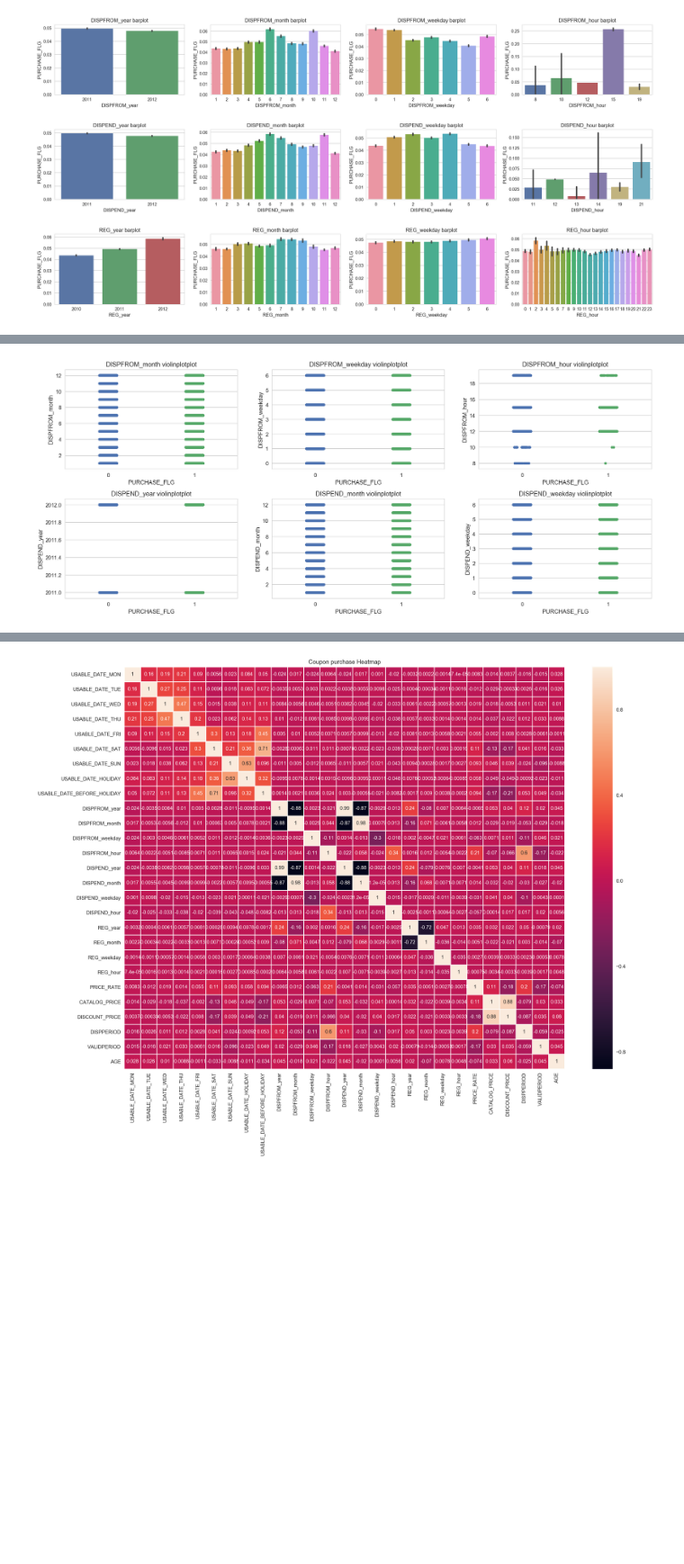
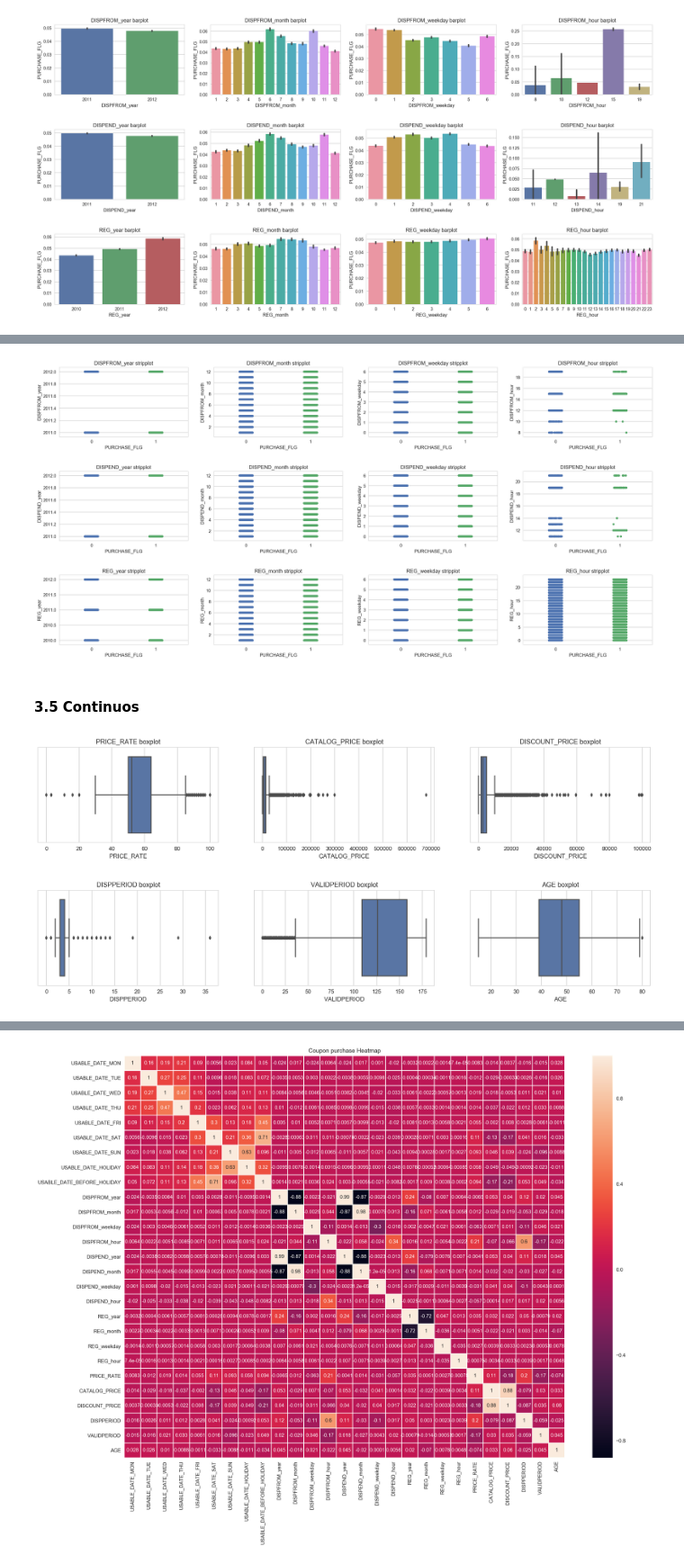
Before and after one commit to Romanism/Project, a Jupyter notebook: 02_Coupon Purchase Prediction/03_EDA.ipynb, the cells around one changed output, grey strips where cells are left out. Shown at 90% size. Saved outputs shown, nothing was run; the diff lists cells and outputs as text; code cells hidden in the pictures; blank space fills up the shorter version.

```diff
--- a/02_Coupon Purchase Prediction/03_EDA.ipynb
+++ b/02_Coupon Purchase Prediction/03_EDA.ipynb
@@ -155,11 +190,24 @@ for i in range(18, 23+1) :
 # %%
 # detail stripplot
-plt.figure(figsize=(20, 8))
-subplots_adjust(hspace = 0.3)
+plt.figure(figsize=(25, 12))
+subplots_adjust(hspace = 0.5)
 
-for i in range(18, 23+1) :
-    plt.subplot(2, 3, i-17)
+for i in range(17, 28+1) :
+    plt.subplot(3, 4, i-16)
     sns.stripplot(x = train['PURCHASE_FLG'], y = train[train.columns[i]], data = train,  jitter=True)
     plt.title('{} stripplot'.format(train.columns[i]))
 # %% [output]
-[figure, old version]
+[figure, new version]
+# %% [markdown]
+#### 3.5 Continuos
+# %%
+# feature boxplot
+plt.figure(figsize=(20, 8))
+subplots_adjust(hspace = 0.5)
+
+for i in range(29, 34+1):
+    plt.subplot(2, 3, i-28)
+    sns.boxplot(x = train[train.columns[i]])
+    plt.title('{} boxplot'.format(train.columns[i]))
+# %% [output]
+[figure, added]
```
Also changed, not shown: parts of 16 cells of this notebook, 4 other files.
